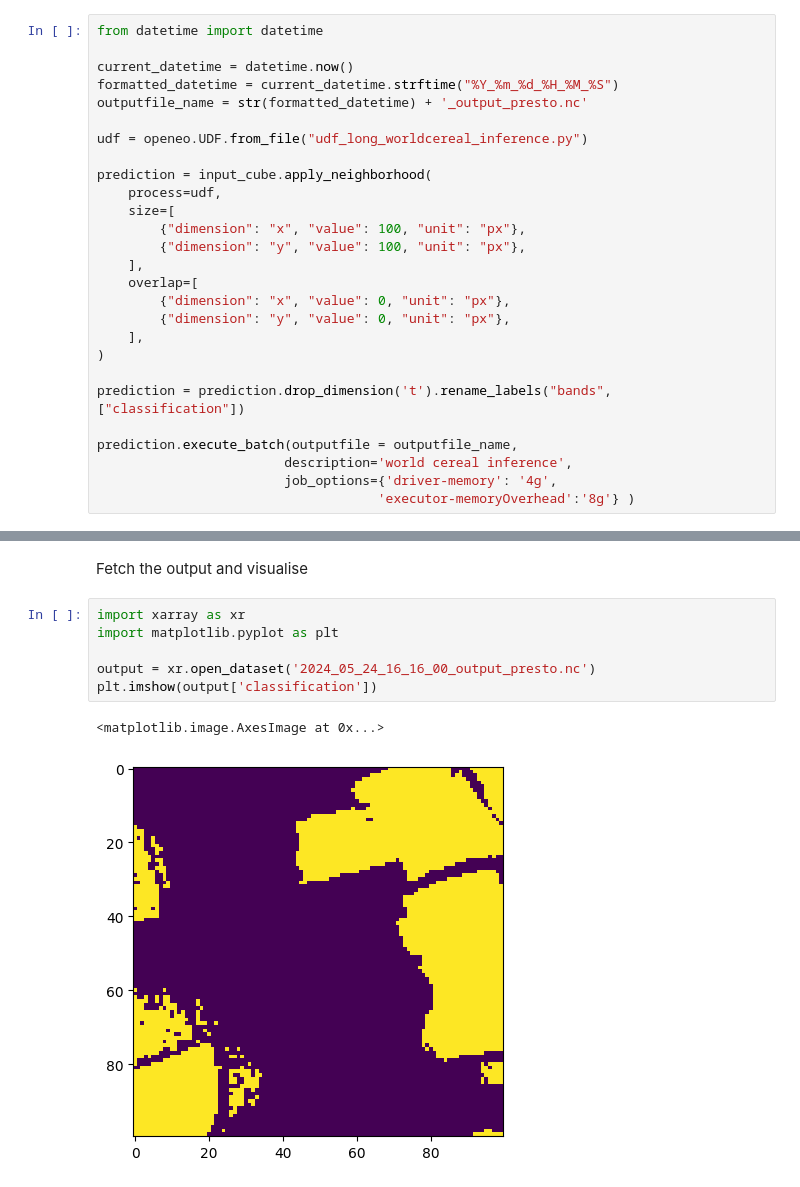
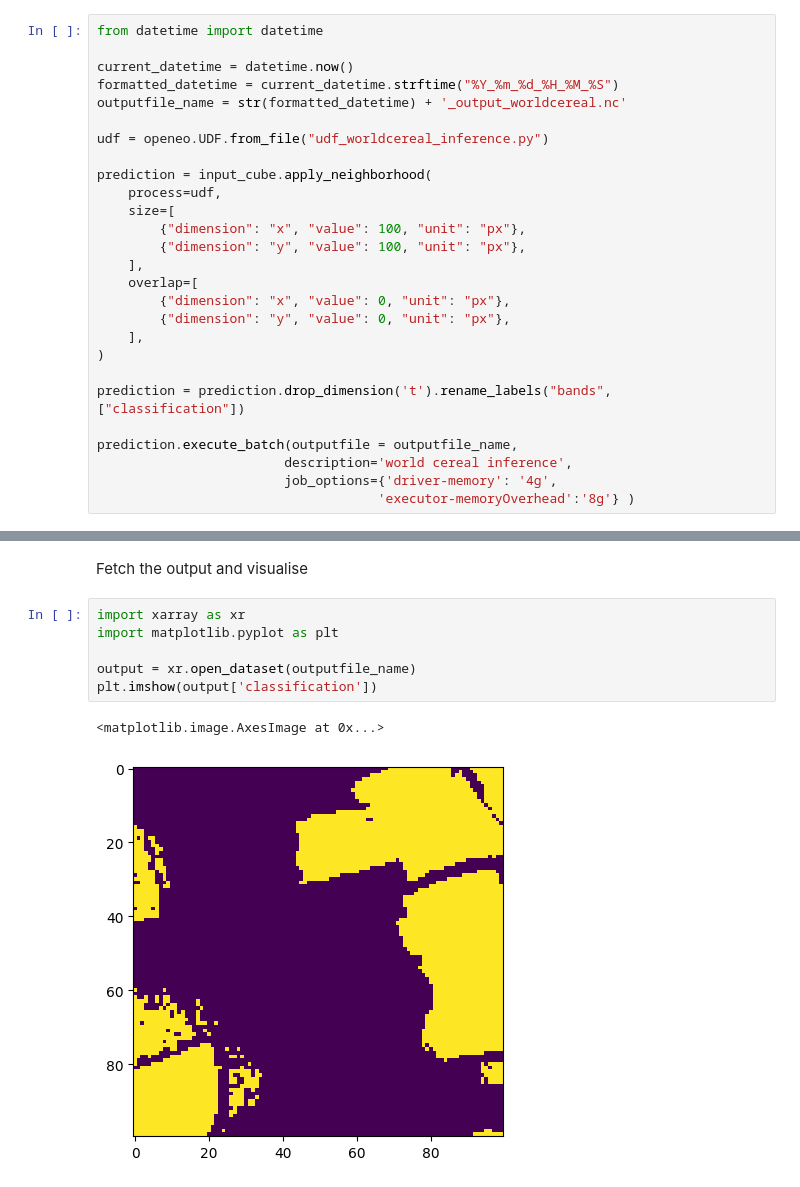
Before and after one commit to WorldCereal/worldcereal-classification, a Jupyter notebook: minimal_wc_presto/backend_inference_example_openeo.ipynb, the cells around one changed output, grey strips where cells are left out. Drawn from its saved outputs; the diff is of its cells as text.

```diff
--- a/minimal_wc_presto/backend_inference_example_openeo.ipynb
+++ b/minimal_wc_presto/backend_inference_example_openeo.ipynb
@@ -74,9 +54,9 @@ from datetime import datetime
 
 current_datetime = datetime.now()
 formatted_datetime = current_datetime.strftime("%Y_%m_%d_%H_%M_%S")
-outputfile_name = str(formatted_datetime) + '_output_presto.nc'
+outputfile_name = str(formatted_datetime) + '_output_worldcereal.nc'
 
-udf = openeo.UDF.from_file("udf_long_worldcereal_inference.py")
+udf = openeo.UDF.from_file("udf_worldcereal_inference.py")
 
 prediction = input_cube.apply_neighborhood(
     process=udf,
@@ -120,9 +102,9 @@ Fetch the output and visualise
 # %%
 import xarray as xr
 import matplotlib.pyplot as plt
 
-output = xr.open_dataset('2024_05_24_16_16_00_output_presto.nc')
+output = xr.open_dataset(outputfile_name)
 plt.imshow(output['classification'])
 # %% [output]
 <matplotlib.image.AxesImage at 0x...>
-[figure, old version]
+[figure, new version]
```
Also changed, not shown: parts of 5 cells of this notebook, 8 other files.
